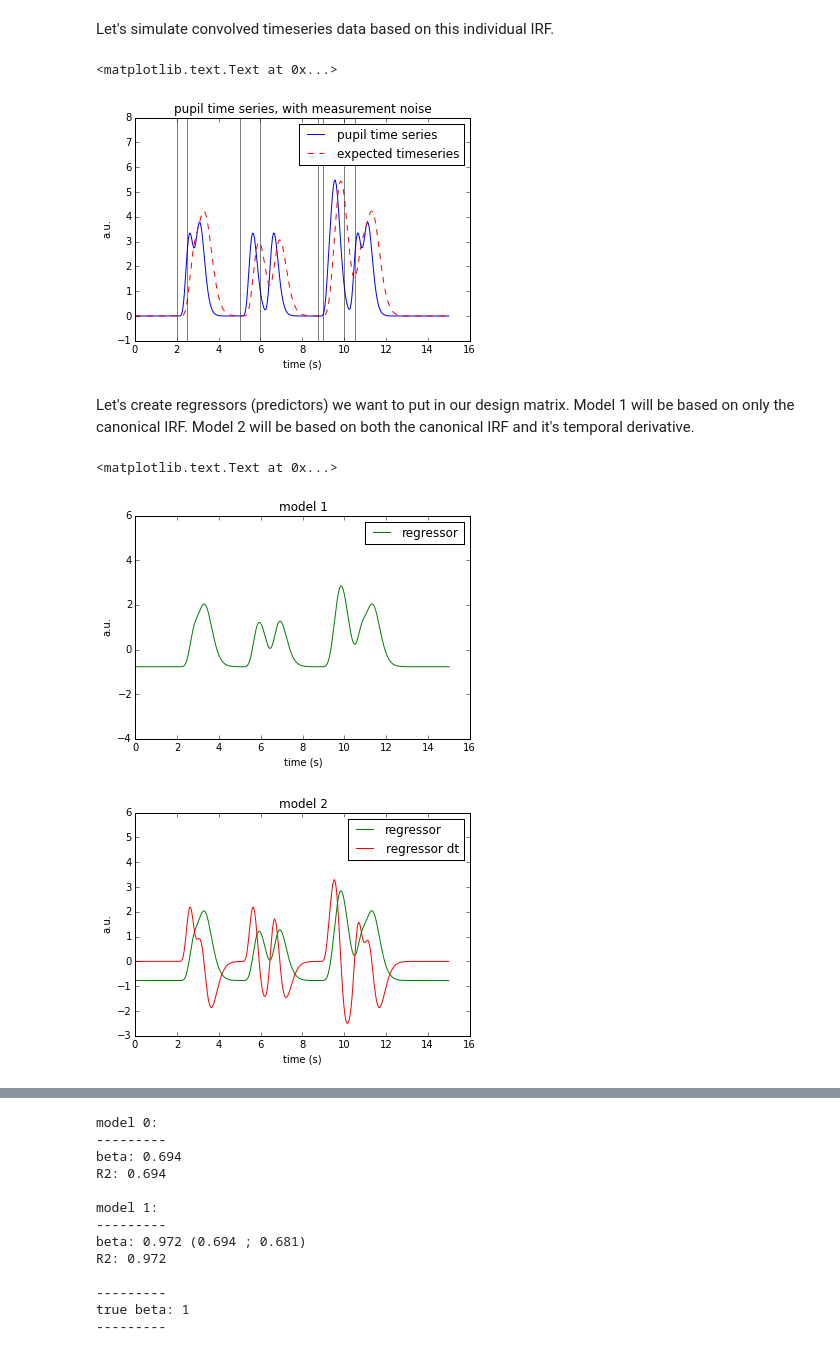
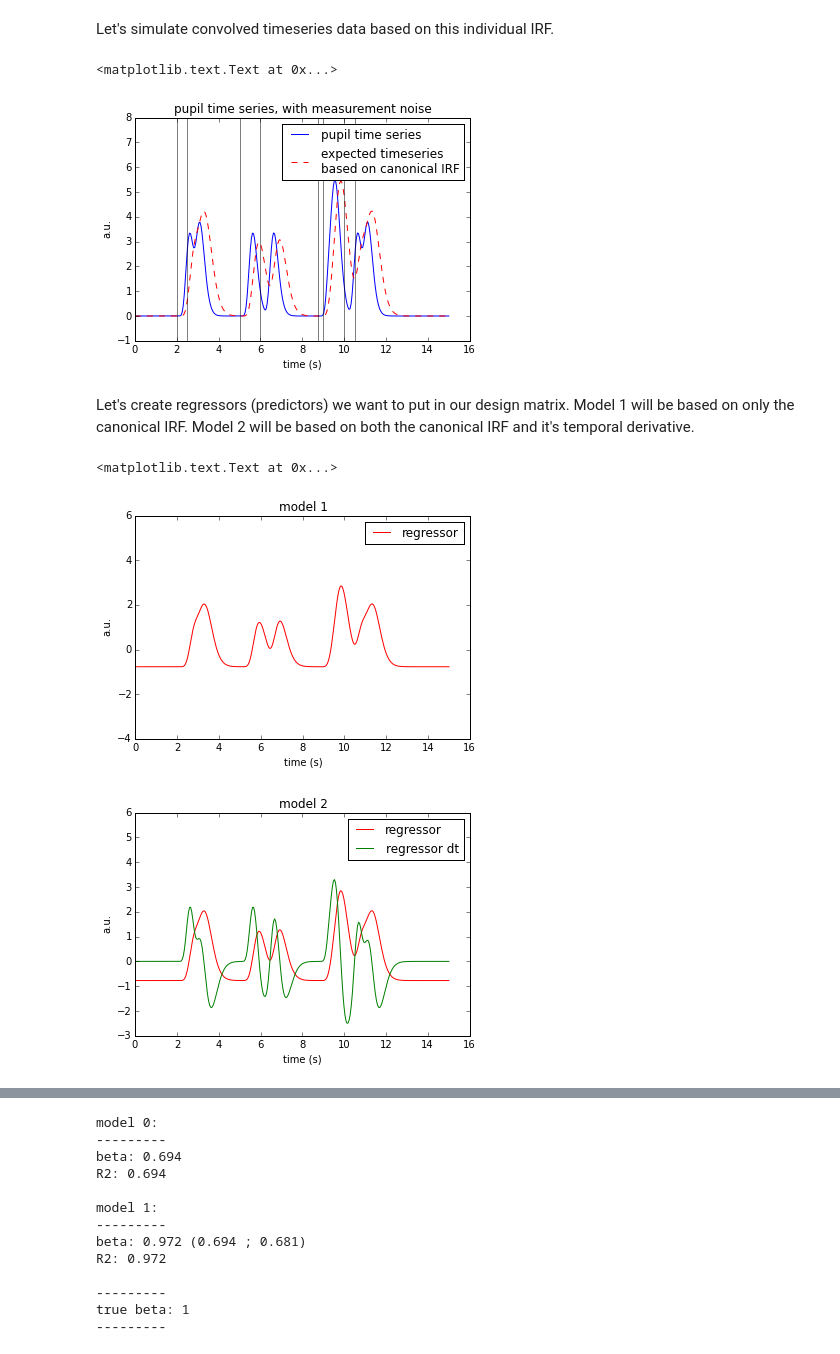
Before and after one commit to jwdegee/IPython-Notebook-Tutorials, a Jupyter notebook: GLM_delay.ipynb, the cells around one changed output, grey strips where cells are left out. Drawn from its saved outputs; the diff is of its cells as text; code cells hidden in the pictures.

```diff
--- a/GLM_delay.ipynb
+++ b/GLM_delay.ipynb
@@ -110,7 +110,7 @@ fig = plt.figure()
 plt.plot(timepoints, convolved_signal_shifted, 'b')
 plt.plot(timepoints, convolved_signal, 'r', ls='--')
 plt.ylim(-1,8)
-plt.legend(['pupil time series', 'expected timeseries',], loc=1)
+plt.legend(['pupil time series', 'expected timeseries\nbased on canonical IRF',], loc=1)
 for i in times:
     plt.axvline(i, color='k', alpha=0.5)
 plt.title('pupil time series, with measurement noise')
@@ -118,41 +118,41 @@ plt.xlabel('time (s)')
 plt.ylabel('a.u.')
 # %% [output]
 <matplotlib.text.Text at 0x...>
-[figure, old version]
+[figure, new version]
 # %% [markdown]
 Let's create regressors (predictors) we want to put in our design matrix. Model 1 will be based on only the canonical IRF. Model 2 will be based on both the canonical IRF and it's temporal derivative.
 # %%
 input_signal = np.zeros(duration * sample_rate)
 for i in times:
     input_signal[i*sample_rate] = 1
 
 # convolve inputs with IRF:
 regr_convolved = (sp.convolve(input_signal, IRF, 'full'))[:-(IRF.shape[0]-1)]
 regr_convolved_dt = (sp.convolve(input_signal, IRF_prime, 'full'))[:-(IRF_prime.shape[0]-1)]
 
-# demean measured data and regressors:
+# z-score measured data and regressors:
 regr_convolved = (regr_convolved - regr_convolved.mean()) / regr_convolved.std()
 regr_convolved_dt = (regr_convolved_dt - regr_convolved_dt.mean()) / regr_convolved_dt.std()
 convolved_signal_shifted = (convolved_signal_shifted - convolved_signal_shifted.mean()) / convolved_signal_shifted.std()
 
 fig = plt.figure()
-plt.plot(timepoints, regr_convolved, 'g',)
+plt.plot(timepoints, regr_convolved, 'r',)
 plt.ylim(-4,6)
 plt.legend(['regressor'], loc=1)
 plt.title('model 1')
 plt.xlabel('time (s)')
 plt.ylabel('a.u.')
 
 fig = plt.figure()
-plt.plot(timepoints, regr_convolved, 'g',)
-plt.plot(timepoints, regr_convolved_dt, 'r')
+plt.plot(timepoints, regr_convolved, 'r',)
+plt.plot(timepoints, regr_convolved_dt, 'g')
 plt.ylim(-3,6)
 plt.legend(['regressor', 'regressor dt'], loc=1)
 plt.title('model 2')
 plt.xlabel('time (s)')
 plt.ylabel('a.u.')
 # %% [output]
 <matplotlib.text.Text at 0x...>
-[figure, old version]
+[figure, new version]
-[figure, old version]
+[figure, new version]
 # %% [markdown]
```
Also changed, not shown: parts of 4 cells of this notebook.
